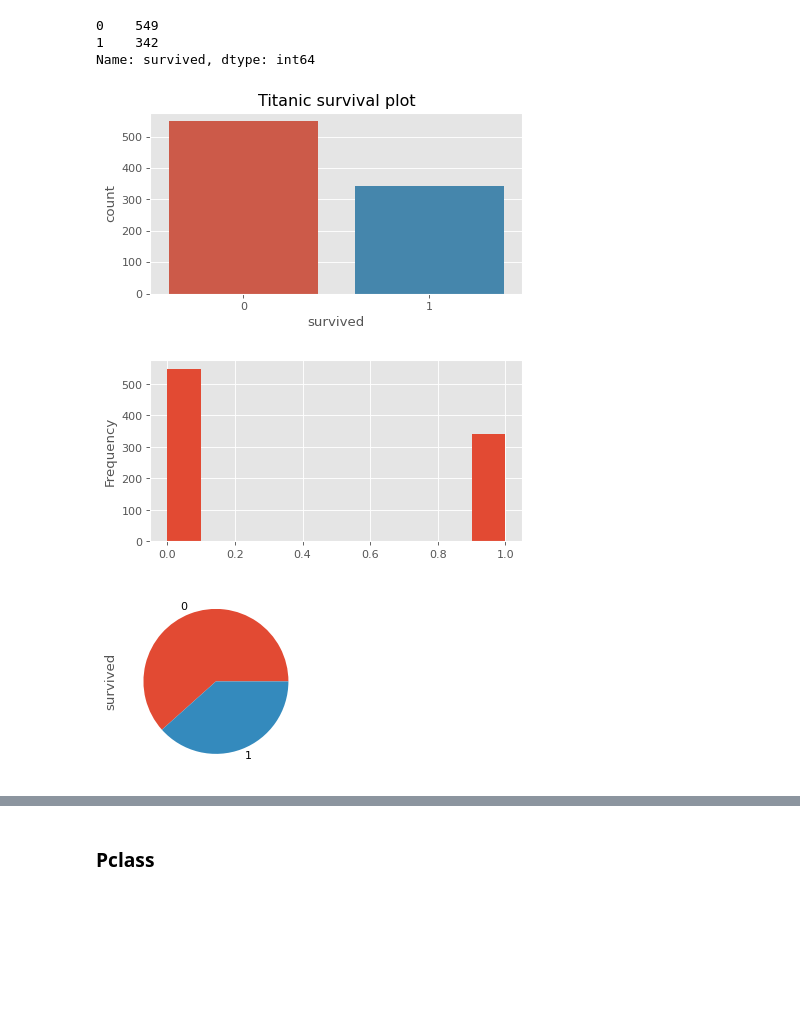
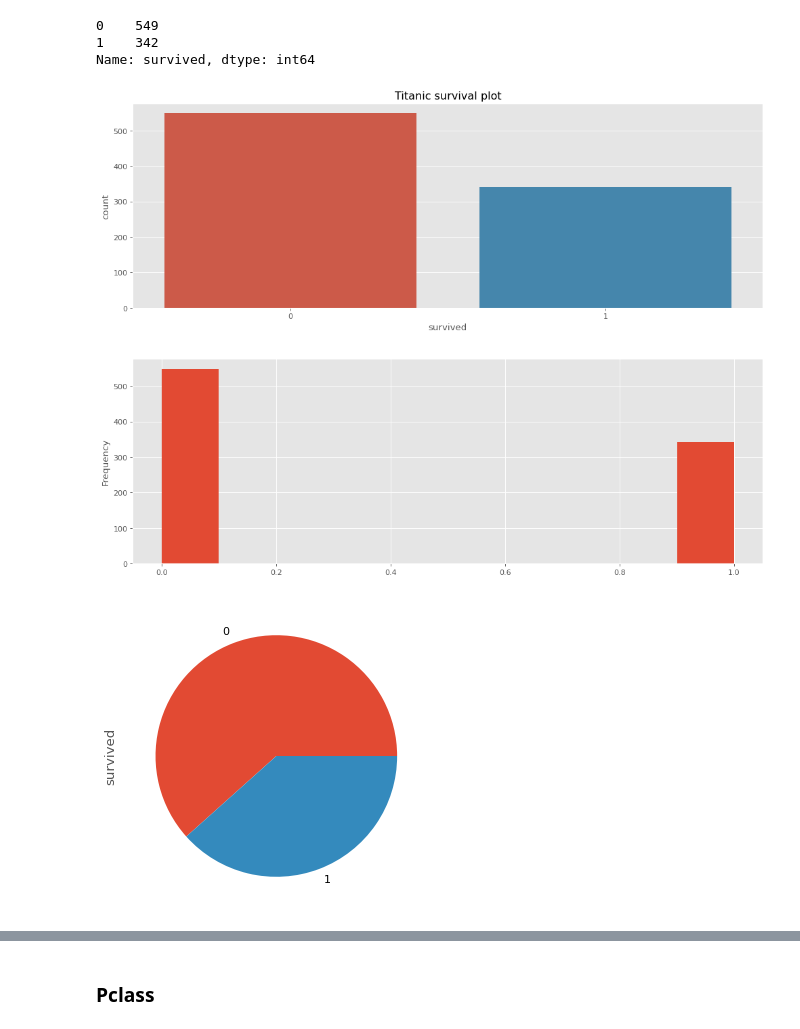
Before and after one commit to caiquemiranda/data-visualization-python, a Jupyter notebook: 10-analysis-visualization-titanic-dataset.ipynb, the cells around one changed output, grey strips where cells are left out. Drawn from its saved outputs; the diff is of its cells as text; code cells hidden in the pictures; blank space fills up the shorter version.

```diff
--- a/10-analysis-visualization-titanic-dataset.ipynb
+++ b/10-analysis-visualization-titanic-dataset.ipynb
@@ -15,7 +15,7 @@ import numpy as np
 # %%
 # paramets matplotlib
 
-plt.rcParams['figure.figsize'] = [6, 3]
+plt.rcParams['figure.figsize'] = [15, 5]
 plt.rcParams['figure.dpi'] = 80
 # %% [markdown]
 ### Load dataset
@@ -164,24 +170,25 @@ titanic['survived'].value_counts()
 Name: survived, dtype: int64
 # %%
 sns.countplot('survived',
-              data = titanic)
+              data = titanic,)
 
 plt.title('Titanic survival plot')
 plt.show();
 # %% [output]
-[figure, old version]
+[figure, new version]
 # %%
 # histplot
 
 titanic['survived'].plot.hist();
+plt.show()
 # %% [output]
-[figure, old version]
+[figure, new version]
 # %%
 # pie plot
 
 titanic['survived'].value_counts().plot.pie();
 # %% [output]
-[figure, old version]
+[figure, new version]
 # %%
 # pie plot %
 
```
Also changed, not shown: parts of 25 cells of this notebook.
